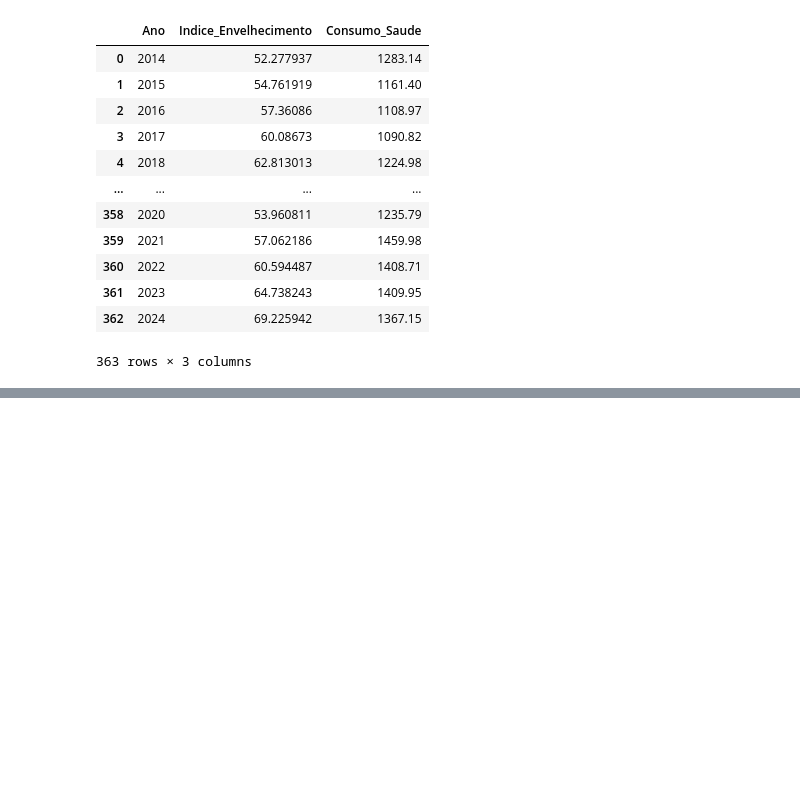
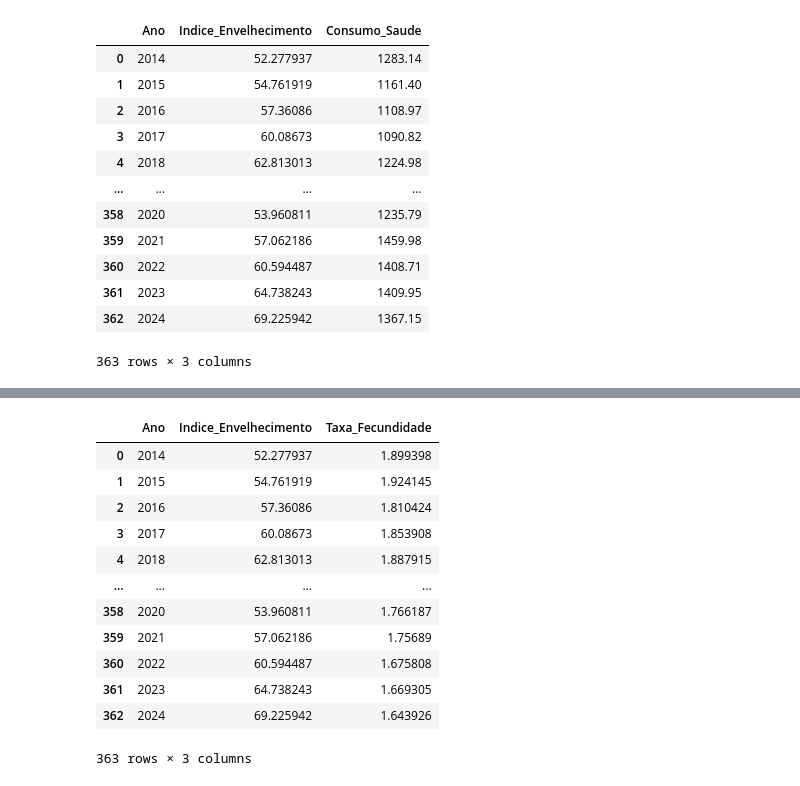
Before and after one commit to gabyxsantos/Economia, a Jupyter notebook: atualizandodf.ipynb, the cells around one changed output, grey strips where cells are left out. Cells and saved outputs as stored; diff of their text form; code cells hidden in the pictures; blank space fills up the shorter version.

```diff
--- a/atualizandodf.ipynb
+++ b/atualizandodf.ipynb
@@ -909,0 +945,19 @@ plt.show()
+# %%
+idosos_fecundidade = pop_idosa_brasil.merge(tx_fecundidade, on='Ano')
+idosos_fecundidade = idosos_fecundidade.drop(columns=['index'])
+idosos_fecundidade = idosos_fecundidade.drop(columns=['level_0'])
+idosos_fecundidade
+# %% [output]
+|  | Ano | Indice_Envelhecimento | Taxa_Fecundidade |
+| 0 | 2014 | 52.277937 | 1.899398 |
+| 1 | 2015 | 54.761919 | 1.924145 |
+| 2 | 2016 | 57.36086 | 1.810424 |
+| 3 | 2017 | 60.08673 | 1.853908 |
+| 4 | 2018 | 62.813013 | 1.887915 |
+| ... | ... | ... | ... |
+| 358 | 2020 | 53.960811 | 1.766187 |
+| 359 | 2021 | 57.062186 | 1.75689 |
+| 360 | 2022 | 60.594487 | 1.675808 |
+| 361 | 2023 | 64.738243 | 1.669305 |
+| 362 | 2024 | 69.225942 | 1.643926 |
+363 rows × 3 columns
```
Also changed, not shown: parts of 10 cells of this notebook.
